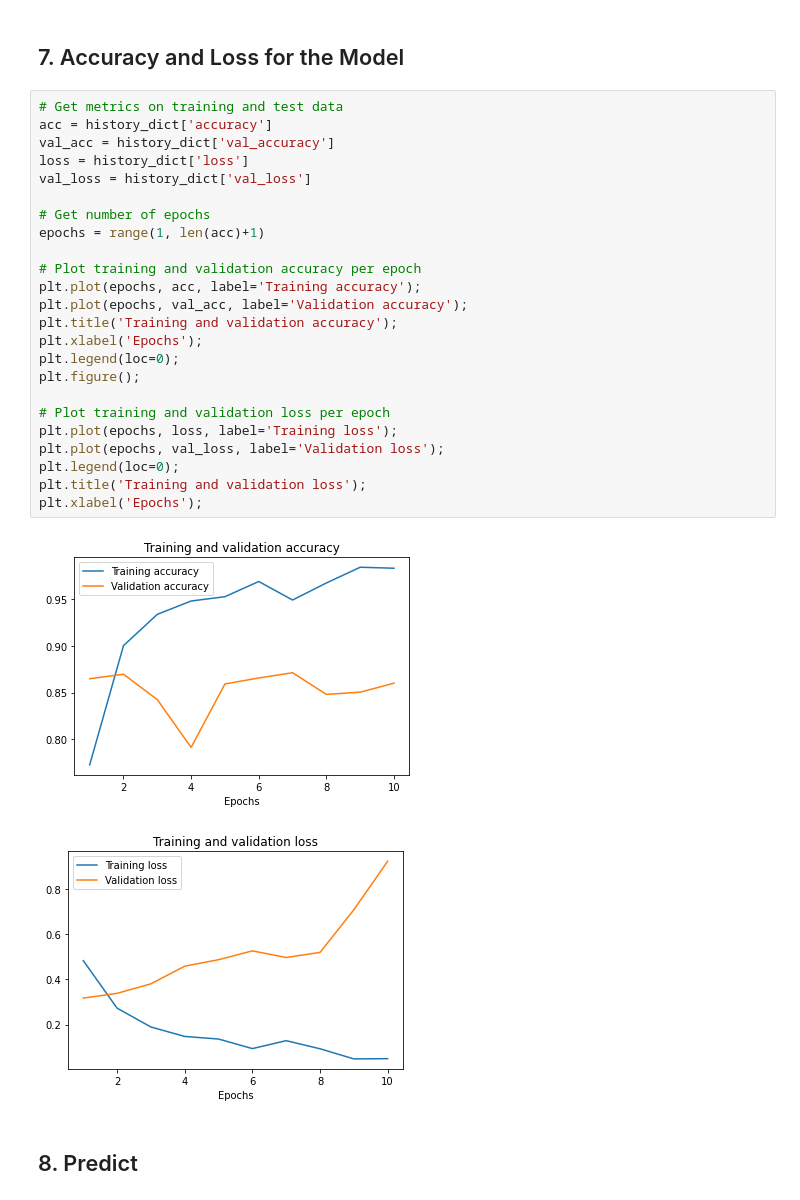
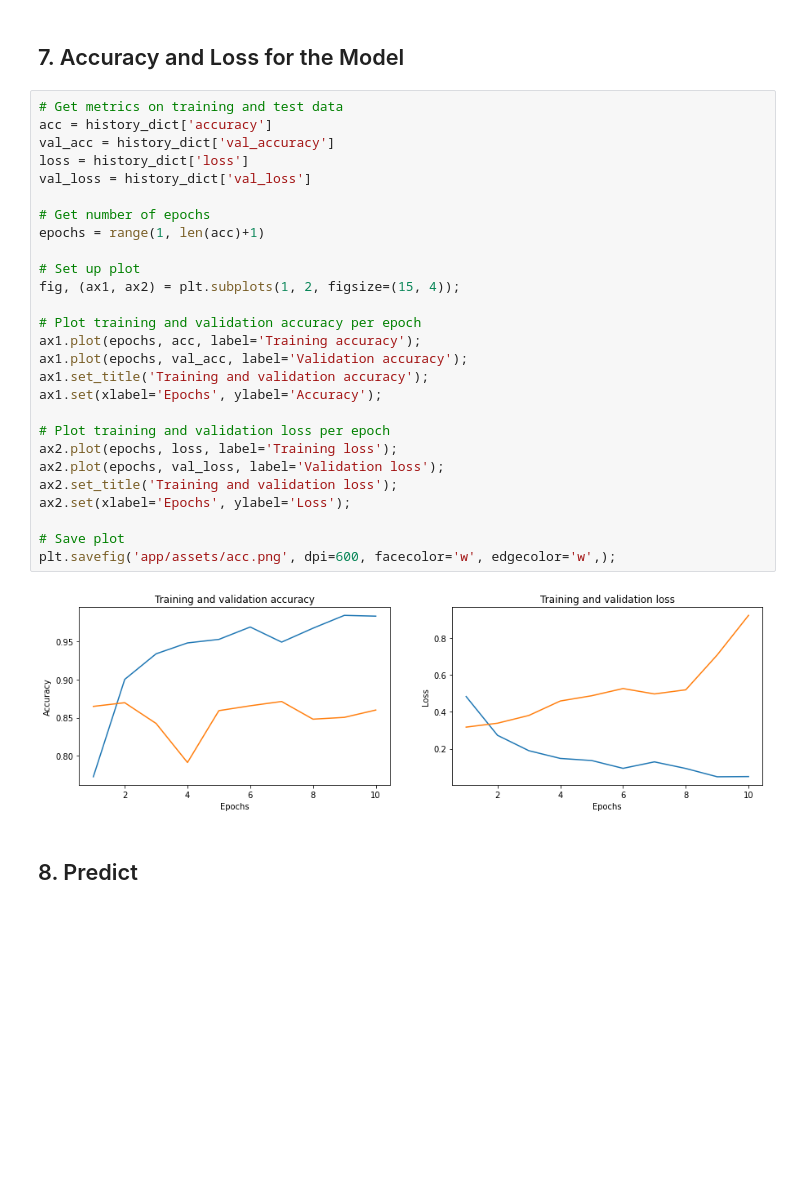
Before and after one commit to guillermo-lahuerta/Sentiment-analysis, a Jupyter notebook: Sentiment_analysis_IMDB.ipynb, the cells around one changed output. Cells and saved outputs as stored; diff of their text form; blank space fills up the shorter version.

```diff
--- a/Sentiment_analysis_IMDB.ipynb
+++ b/Sentiment_analysis_IMDB.ipynb
@@ -339,30 +339,32 @@ history_dict = joblib.load(os.path.join(path_model, 'imdb_history'))
 # %%
 # Get metrics on training and test data
 acc = history_dict['accuracy']
 val_acc = history_dict['val_accuracy']
 loss = history_dict['loss']
 val_loss = history_dict['val_loss']
 
 # Get number of epochs
 epochs = range(1, len(acc)+1)
 
+# Set up plot
+fig, (ax1, ax2) = plt.subplots(1, 2, figsize=(15, 4));
+
 # Plot training and validation accuracy per epoch
-plt.plot(epochs, acc, label='Training accuracy');
-plt.plot(epochs, val_acc, label='Validation accuracy');
-plt.title('Training and validation accuracy');
-plt.xlabel('Epochs');
-plt.legend(loc=0);
-plt.figure();
+ax1.plot(epochs, acc, label='Training accuracy');
+ax1.plot(epochs, val_acc, label='Validation accuracy');
+ax1.set_title('Training and validation accuracy');
+ax1.set(xlabel='Epochs', ylabel='Accuracy');
 
 # Plot training and validation loss per epoch
-plt.plot(epochs, loss, label='Training loss');
-plt.plot(epochs, val_loss, label='Validation loss');
-plt.legend(loc=0);
-plt.title('Training and validation loss');
-plt.xlabel('Epochs');
+ax2.plot(epochs, loss, label='Training loss');
+ax2.plot(epochs, val_loss, label='Validation loss');
+ax2.set_title('Training and validation loss');
+ax2.set(xlabel='Epochs', ylabel='Loss');
+
+# Save plot
+plt.savefig('app/assets/acc.png', dpi=600, facecolor='w', edgecolor='w',);
 # %% [output]
-[figure, old version]
+[figure, new version]
-[figure, removed]
 # %% [markdown]
 ## 8. Predict
 # %%
```
Also changed, not shown: parts of 2 cells of this notebook, 6 other files.
